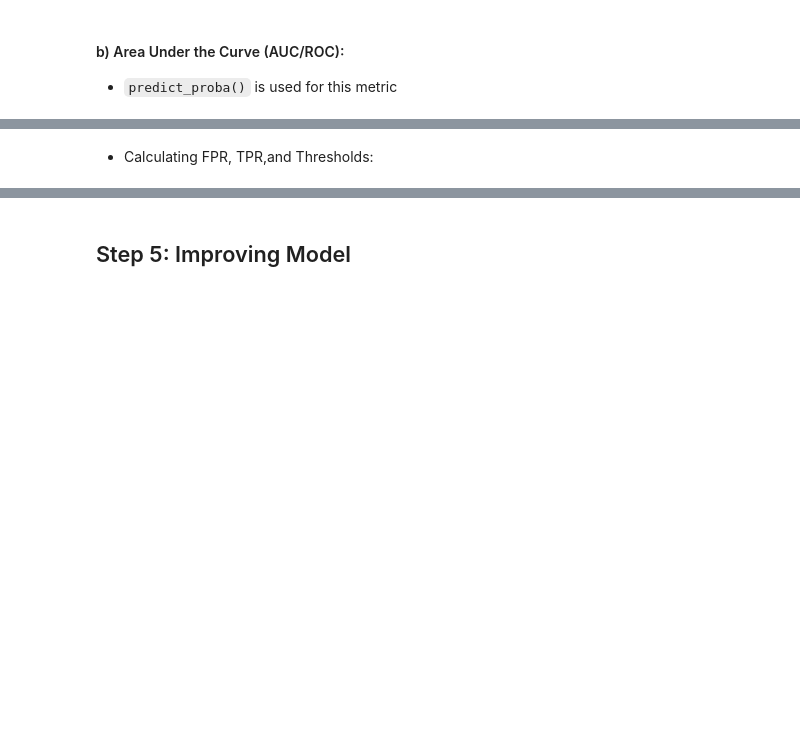
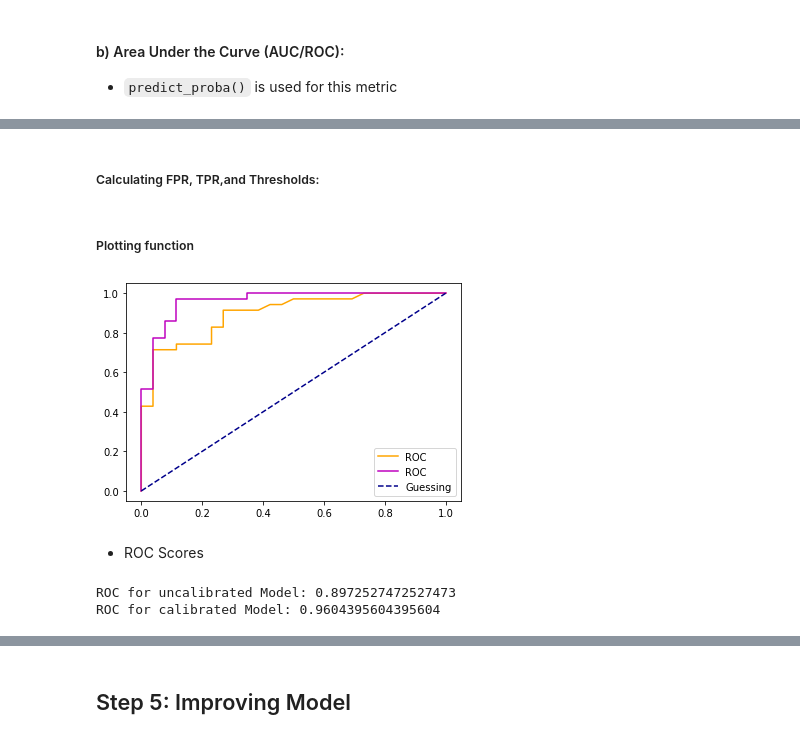
Before and after one commit to thrasher995/thrasher995.github.io, a Jupyter notebook: _data/_notebooks/classification_withCalibration_example.ipynb, the cells around one changed output, grey strips where cells are left out. Cells and saved outputs as stored; diff of their text form; code cells hidden in the pictures; blank space fills up the shorter version.

```diff
--- a/_data/_notebooks/classification_withCalibration_example.ipynb
+++ b/_data/_notebooks/classification_withCalibration_example.ipynb
@@ -147,7 +156,5 @@ CalibratedClassifierCV(base_estimator=RandomForestClassifier(), cv=35)
 - `predict_proba()` is used for this metric
 # %%
 # Finding Prediction Probability:
-# Y_probs_pred = model.predict_proba(X_test)
-
-# Printing first 10 Probabilities:
-# Y_probs_pred[:10]
+Y_probs_pred = model.predict_proba(X_test)
+Y_prob_cal_pred = cal_model.predict_proba(X_test)
@@ -154,13 +172,48 @@ CalibratedClassifierCV(base_estimator=RandomForestClassifier(), cv=35)
 # %%
 # Left column represents probability of prediction being *False* while right column represents probability of prediction being *True*
-# Y_positive = Y_probs_pred[:,1]
-# Y_positive
+Y_positive = Y_probs_pred[:,1]
+
+Y_positive_cal = Y_prob_cal_pred[:,1]
 # %% [markdown]
-- Calculating FPR, TPR,and Thresholds:
+##### Calculating FPR, TPR,and Thresholds:
 # %%
 # Importing roc_curve:
-# from sklearn.metrics import roc_curve
-# fpr,tpr,thresholds = roc_curve(Y_test,Y_positive)
+from sklearn.metrics import roc_curve
+fpr,tpr,thresholds = roc_curve(Y_test,Y_positive)
 
-# Printing out fpr:
-# fpr
+fpr_cal,tpr_cal,thresholds_cal = roc_curve(Y_test,Y_positive_cal)
+# %% [markdown]
+##### Plotting function
+# %%
+import matplotlib.pyplot as plt
+def plot_roc_curve(fpr,tpr,fpr_cal,tpr_cal):
+    """ Plots ROC Curve given False Positive Right (FPR) & True Positive Right (TPR)"""
+
+    # Plot Uncalibrated ROC Curve:
+    plt.plot(fpr, tpr, color = "orange", label = "ROC")
+
+    # Plot Calibrated ROC Curve:
+    plt.plot(fpr_cal, tpr_cal, color = "m", label = "ROC")
+
+    #Plot baseline:
+    plt.plot([0,1],[0,1], color = "darkblue", linestyle = "--", label = "Guessing")
+
+    # Customizing Plot:
+    plt.xlabel = "FPR"
+    plt.ylabel = "TPR"
+    plt.title = "ROC Curve"
+    plt.legend()
+    plt.show()
+# %%
+plot_roc_curve(fpr,tpr,fpr_cal,tpr_cal)
+# %% [output]
+[figure, added]
+# %% [markdown]
+- ROC Scores
+# %%
+from sklearn.metrics import roc_auc_score
+print("ROC for uncalibrated Model: " + str(roc_auc_score(Y_test,Y_positive)))
+print("ROC for calibrated Model: " + str(roc_auc_score(Y_test,Y_positive_cal)))
+# %% [output]
+ROC for uncalibrated Model: 0.8972527472527473
+ROC for calibrated Model: 0.9604395604395604
```
Also changed, not shown: parts of 29 cells of this notebook, 1 other file.
